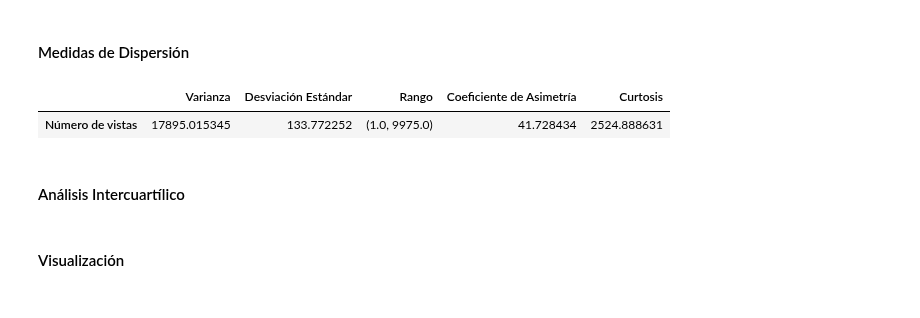
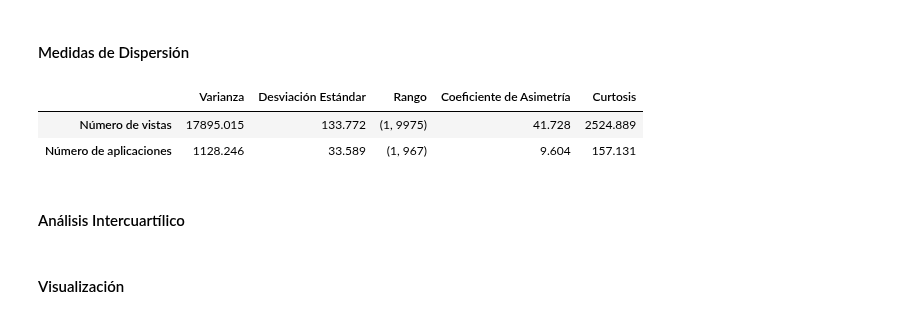
Before and after one commit to sarahcoral/ProyectoABD, a Jupyter notebook: proyectoabdbook/visualization_notebooks/descriptive_analysis.ipynb, the cells around one changed output. Drawn from its saved outputs; the diff is of its cells as text; code cells hidden in the pictures.

```diff
--- a/proyectoabdbook/visualization_notebooks/descriptive_analysis.ipynb
+++ b/proyectoabdbook/visualization_notebooks/descriptive_analysis.ipynb
@@ -355,36 +401,84 @@ std_views = views.std()
 max_views = views.max()
 
 #min
 min_views = views.min()
 
 #rango
 range_views = max_views - min_views
 
 #coef asimetria
 asim_views = asim(views)
 
 #curtosis
 kurt_views = views.kurt()
 
+#varianza
+var_apps = apps.var()
 
-disp_data = {
+#desviacion estandar
+std_apps = apps.std()
+
+#max
+max_apps = apps.max()
+
+#min
+min_apps = apps.min()
+
+#rango
+range_apps = max_apps - min_apps
+
+#coef asimetria
+asim_apps = asim(apps)
+
+#curtosis
+kurt_apps = apps.kurt()
+
+
+disp_data_views = {
     'Medida': ['Varianza', 'Desviación Estándar', 'Rango', 'Coeficiente de Asimetría', 'Curtosis'],
     'Número de vistas': [var_views, std_views, (min_views,max_views), asim_views, kurt_views]
 }
 
+# Display Markdown table
+#markdown_table = dict_to_markdown(disp_data_views)
+#display(Markdown(markdown_table))
 
+# Display pandas dataframe table
+#dict_to_dataframe_table(disp_data_views,'Medida')
+
+
+disp_data_apps = {
+    'Medida': ['Varianza', 'Desviación Estándar', 'Rango', 'Coeficiente de Asimetría', 'Curtosis'],
+    'Número de aplicaciones': [round(var_apps,3), round(std_apps,3), (int(min_apps),int(max_apps)), round(asim_apps,3), round(kurt_apps,3)]
+}
 
 
 
 # Display Markdown table
 #markdown_table = dict_to_markdown(disp_data)
 #display(Markdown(markdown_table))
 
 # Display pandas dataframe table
-dict_to_dataframe_table(disp_data,'Medida')
+#dict_to_dataframe_table(disp_data_apps,'Medida')
+
+disp_data_views_apps = {
+    'Medida': ['Varianza', 'Desviación Estándar', 'Rango', 'Coeficiente de Asimetría', 'Curtosis'],
+    'Número de vistas': [round(var_views,3), round(std_views,3), (int(min_views),int(max_views)), round(asim_views,3), round(kurt_views,3)],
+    'Número de aplicaciones': [round(var_apps,3), round(std_apps,3), (int(min_apps),int(max_apps)), round(asim_apps,3), round(kurt_apps,3)],
+}
+
+
+
+# Display Markdown table
+#markdown_table = dict_to_markdown(disp_data)
+#display(Markdown(markdown_table))
+
+# Display pandas dataframe table
+dict_to_dataframe_table(disp_data_views_apps,'Medida')
 # %% [output]
 |  | Varianza | Desviación Estándar | Rango | Coeficiente de Asimetría | Curtosis |
-| Número de vistas | 17895.015345 | 133.772252 | (1.0, 9975.0) | 41.728434 | 2524.888631 |
+| Número de vistas | 17895.015 | 133.772 | (1, 9975) | 41.728 | 2524.889 |
+| Número de aplicaciones | 1128.246 | 33.589 | (1, 967) | 9.604 | 157.131 |
 # %% [markdown]
 #### Análisis Intercuartílico
 # %% [markdown]
```
Also changed, not shown: parts of 28 cells of this notebook, 3 other files.
